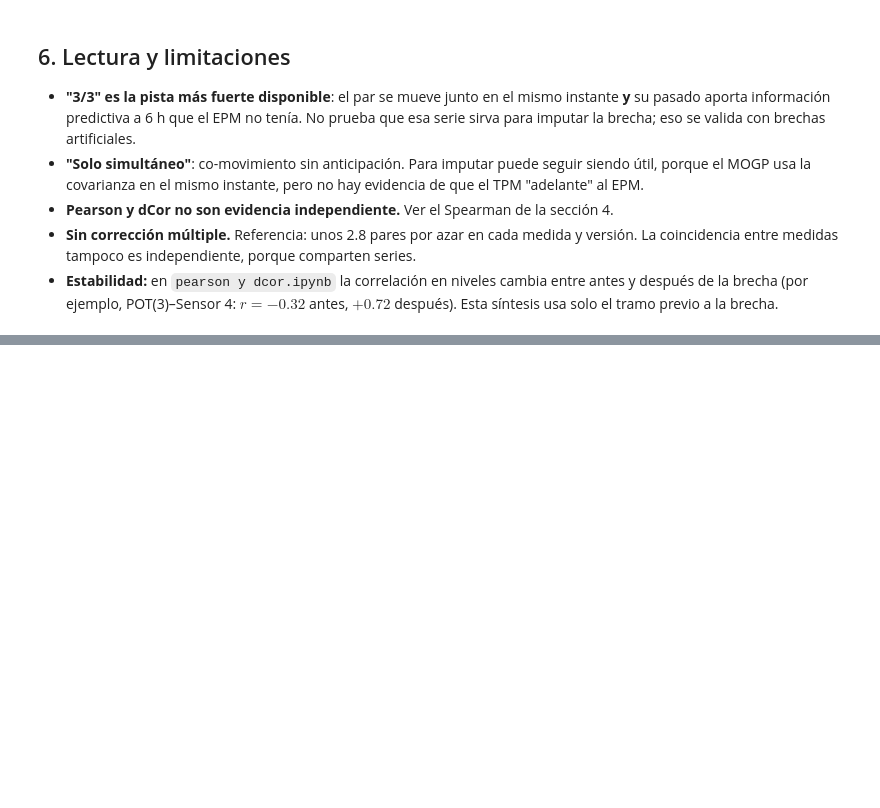
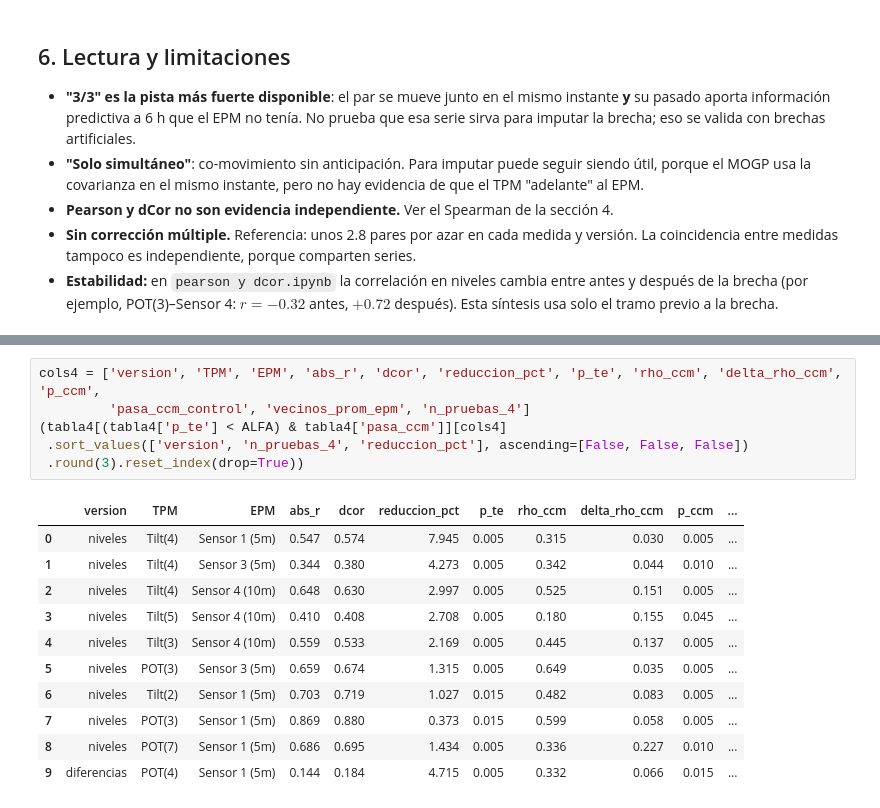
Before and after one commit to alaguilarunal/Tesis_unal, a Jupyter notebook: sintesis dependencia.ipynb, the cells around one changed output, grey strips where cells are left out. Cells and saved outputs as stored; diff of their text form; blank space fills up the shorter version.

```diff
--- a/sintesis dependencia.ipynb
+++ b/sintesis dependencia.ipynb
@@ -221,0 +260,18 @@ plt.show()
+# %%
+cols4 = ['version', 'TPM', 'EPM', 'abs_r', 'dcor', 'reduccion_pct', 'p_te', 'rho_ccm', 'delta_rho_ccm', 'p_ccm',
+         'pasa_ccm_control', 'vecinos_prom_epm', 'n_pruebas_4']
+(tabla4[(tabla4['p_te'] < ALFA) & tabla4['pasa_ccm']][cols4]
+ .sort_values(['version', 'n_pruebas_4', 'reduccion_pct'], ascending=[False, False, False])
+ .round(3).reset_index(drop=True))
+# %% [output]
+|  | version | TPM | EPM | abs_r | dcor | reduccion_pct | p_te | rho_ccm | delta_rho_ccm | p_ccm | ... |
+| 0 | niveles | Tilt(4) | Sensor 1 (5m) | 0.547 | 0.574 | 7.945 | 0.005 | 0.315 | 0.030 | 0.005 | ... |
+| 1 | niveles | Tilt(4) | Sensor 3 (5m) | 0.344 | 0.380 | 4.273 | 0.005 | 0.342 | 0.044 | 0.010 | ... |
+| 2 | niveles | Tilt(4) | Sensor 4 (10m) | 0.648 | 0.630 | 2.997 | 0.005 | 0.525 | 0.151 | 0.005 | ... |
+| 3 | niveles | Tilt(5) | Sensor 4 (10m) | 0.410 | 0.408 | 2.708 | 0.005 | 0.180 | 0.155 | 0.045 | ... |
+| 4 | niveles | Tilt(3) | Sensor 4 (10m) | 0.559 | 0.533 | 2.169 | 0.005 | 0.445 | 0.137 | 0.005 | ... |
+| 5 | niveles | POT(3) | Sensor 3 (5m) | 0.659 | 0.674 | 1.315 | 0.005 | 0.649 | 0.035 | 0.005 | ... |
+| 6 | niveles | Tilt(2) | Sensor 1 (5m) | 0.703 | 0.719 | 1.027 | 0.015 | 0.482 | 0.083 | 0.005 | ... |
+| 7 | niveles | POT(3) | Sensor 1 (5m) | 0.869 | 0.880 | 0.373 | 0.015 | 0.599 | 0.058 | 0.005 | ... |
+| 8 | niveles | POT(7) | Sensor 1 (5m) | 0.686 | 0.695 | 1.434 | 0.005 | 0.336 | 0.227 | 0.010 | ... |
+| 9 | diferencias | POT(4) | Sensor 1 (5m) | 0.144 | 0.184 | 4.715 | 0.005 | 0.332 | 0.066 | 0.015 | ... |
```
Also changed, not shown: parts of 3 cells of this notebook, 5 other files.
